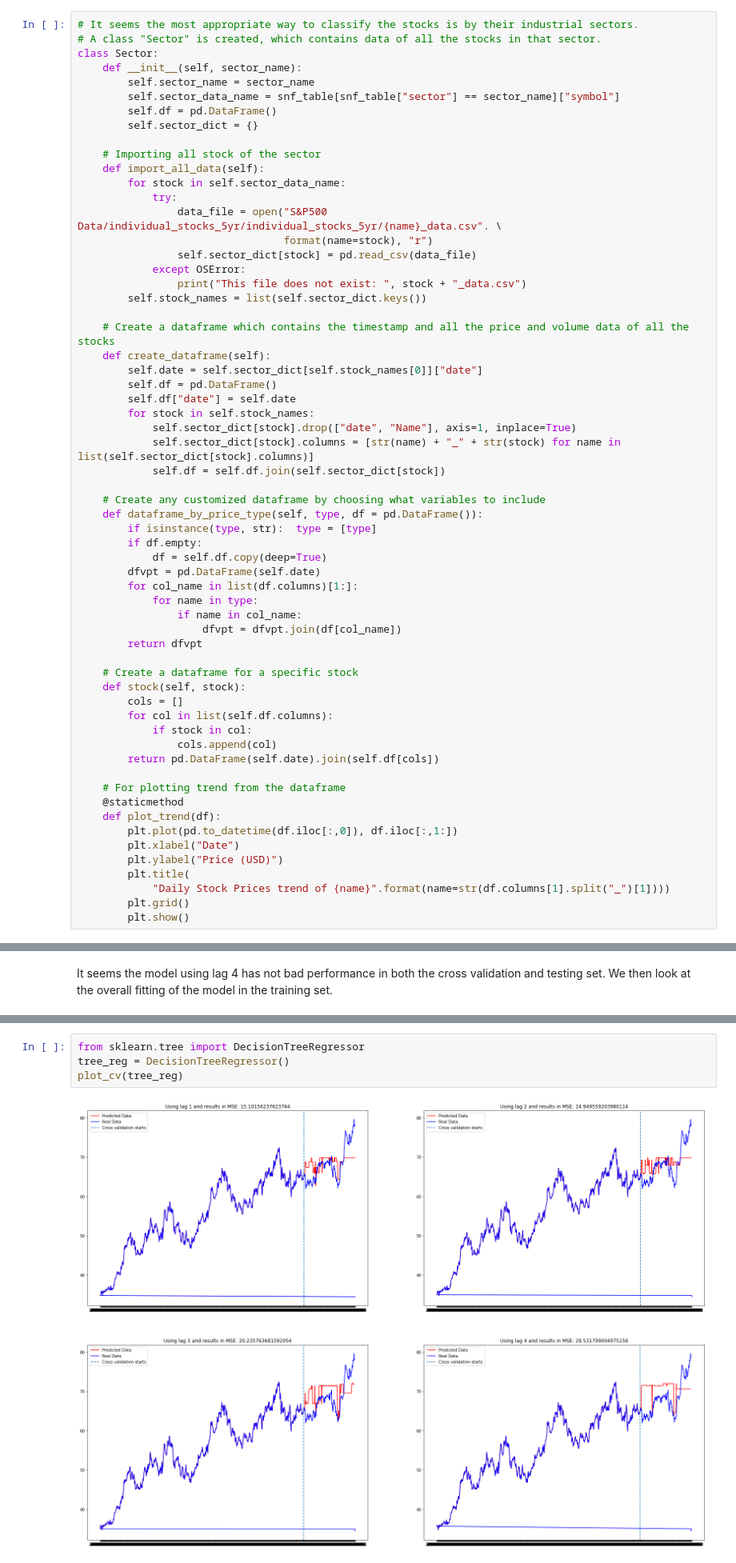
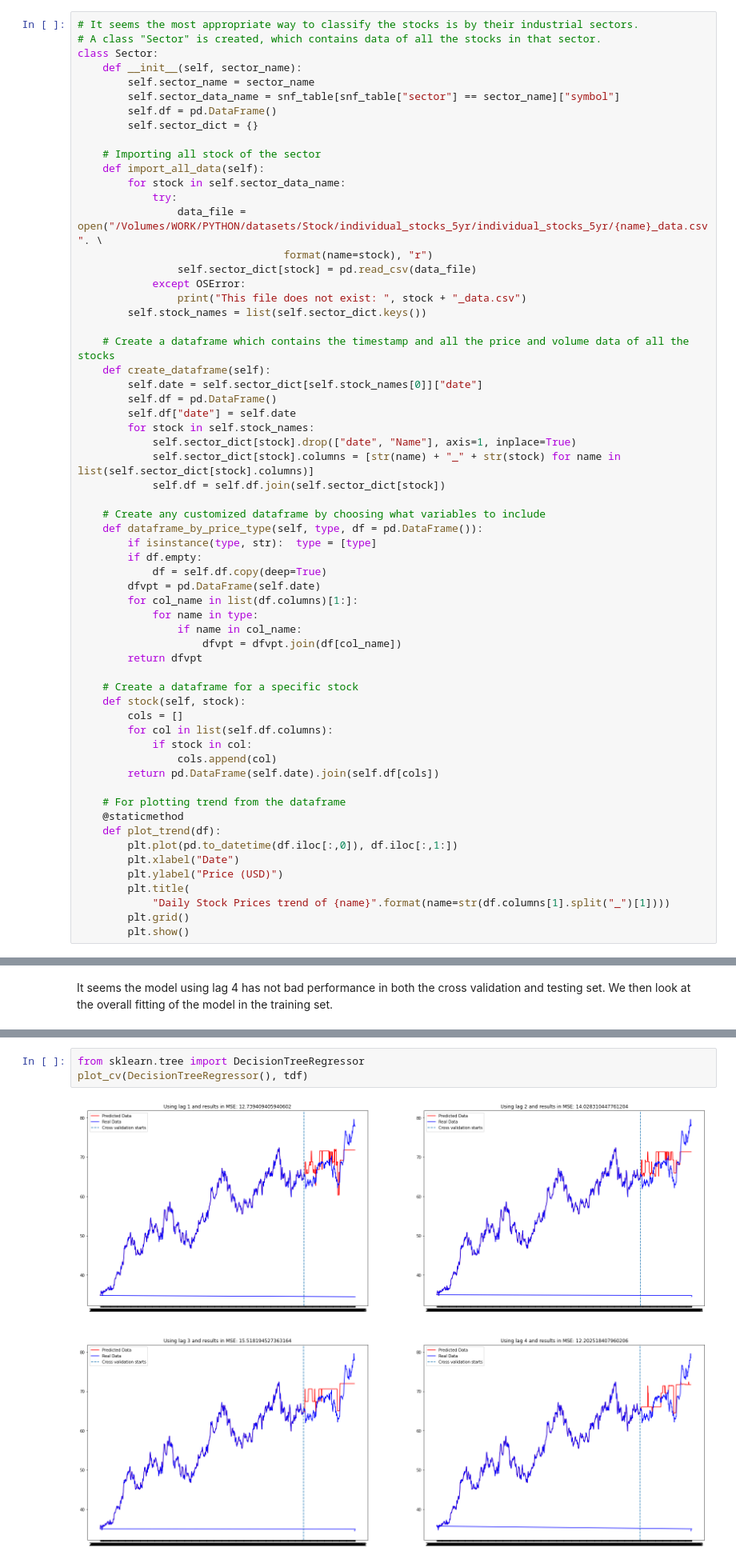
Before and after one commit to britishbaguette/S-P-500-Data-analysis-and-Prediction, a Jupyter notebook: S&P 500 (1).ipynb, the cells around one changed output, grey strips where cells are left out. Shown at 80% size. Saved outputs shown, nothing was run; the diff lists cells and outputs as text.

```diff
--- a/S&P 500 (1).ipynb
+++ b/S&P 500 (1).ipynb
@@ -80,7 +80,7 @@ class Sector:
     def import_all_data(self):
         for stock in self.sector_data_name:
             try:
-                data_file = open("S&P500 Data/individual_stocks_5yr/individual_stocks_5yr/{name}_data.csv". \
+                data_file = open("/Volumes/WORK/PYTHON/datasets/Stock/individual_stocks_5yr/individual_stocks_5yr/{name}_data.csv". \
                                  format(name=stock), "r")
                 self.sector_dict[stock] = pd.read_csv(data_file)
             except OSError:
@@ -422,10 +422,9 @@ They obtain generally lower MSE compared to linear model, but they just look ter
 Perhaps decision tree may just not be suitable to regress highly fluctuating data like this.
 # %%
 from sklearn.tree import DecisionTreeRegressor
-tree_reg = DecisionTreeRegressor()
-plot_cv(tree_reg)
+plot_cv(DecisionTreeRegressor(), tdf)
 # %% [output]
-[figure, old version]
+[figure, new version]
 # %% [markdown]
 Considered that the linear model produced earlier may have overfitted the data, and that some lags variable may be redundant and not contribute much to the prediction.
 
```
Also changed, not shown: parts of 21 cells of this notebook.
